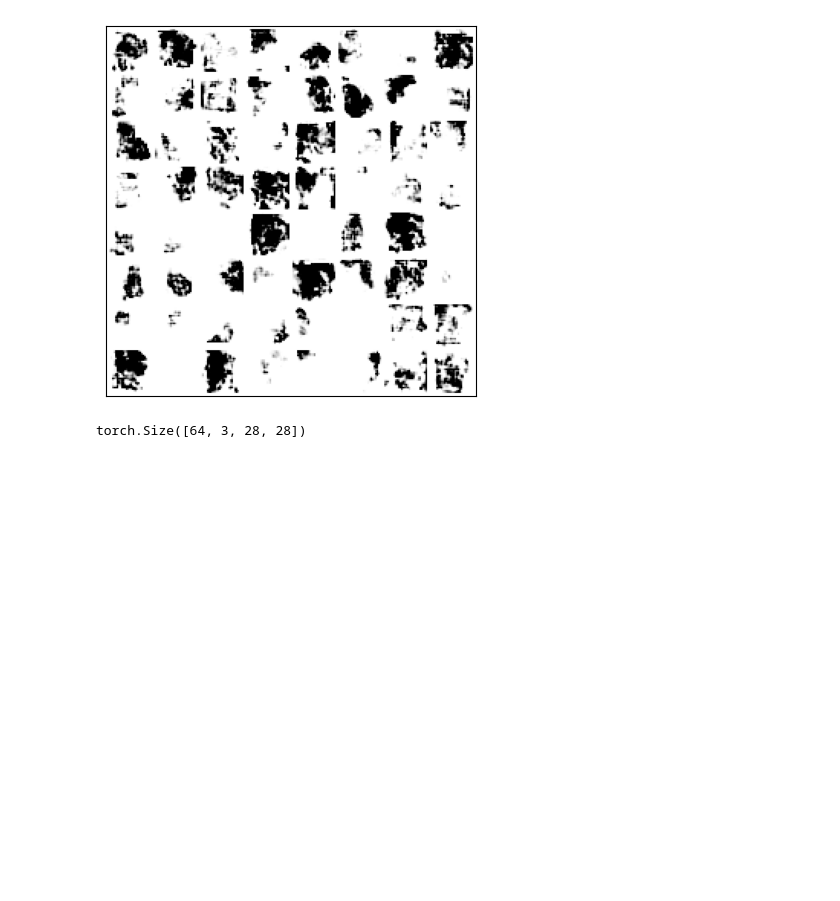
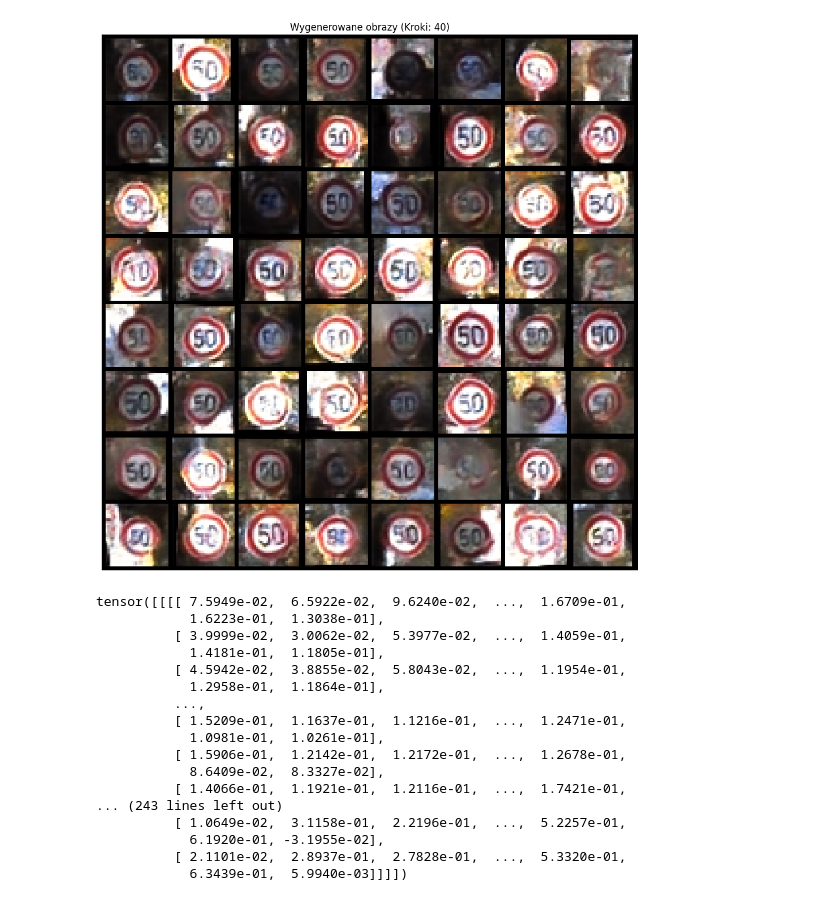
Before and after one commit to SebastianBoteroLeonik/SSNE_miniprojekt4, a Jupyter notebook: sroda_BoteroLeonikSebastian_JedrychAdrian.ipynb, the cells around one changed output. Drawn from its saved outputs; the diff is of its cells as text; code cells hidden in the pictures; blank space fills up the shorter version.

```diff
--- a/sroda_BoteroLeonikSebastian_JedrychAdrian.ipynb
+++ b/sroda_BoteroLeonikSebastian_JedrychAdrian.ipynb
@@ -85,17 +104,14 @@ class WrappedSubset:
 
 train_transform = transforms.Compose(
     [
-        transforms.Resize((28, 28)),
-        transforms.RandomCrop(28, padding=4),
-        transforms.RandomHorizontalFlip(p=0.5),
-        transforms.TrivialAugmentWide(),
+        transforms.Resize(32),
         transforms.Normalize(mean=mean, std=std),
     ]
 )
 
 test_transform = transforms.Compose(
     [
-        transforms.Resize((28, 28)),
+        transforms.Resize(32),
         transforms.Normalize(mean=mean, std=std),
     ]
 )
@@ -103,19 +119,15 @@ test_transform = transforms.Compose(
 trainset = WrappedSubset(trainset, transform=train_transform)
 valset = WrappedSubset(valset, transform=test_transform)
 # %%
-
 batch_size = 128
 shuffle = True
-num_workers = 12
-prefetch_factor = 4
+num_workers = 0
 trainloader = torch.utils.data.DataLoader(
     trainset,
     batch_size=batch_size,
     shuffle=shuffle,
     num_workers=num_workers,
     pin_memory=True,
-    prefetch_factor=prefetch_factor,
-    persistent_workers=True,
     drop_last=True,
     )
 valloader = torch.utils.data.DataLoader(
@@ -124,6 +136,4 @@ valloader = torch.utils.data.DataLoader(
     shuffle=False,
     num_workers=num_workers,
     pin_memory=True,
-    prefetch_factor=prefetch_factor,
-    persistent_workers=True,
     )
@@ -166,5 +238,5 @@ class BasicUNet(nn.Module):
 # %%
-net = BasicUNet().to(device)
+net = UNet(num_classes=num_classes).to(device)
 net
 # %% [output]
 BasicUNet(
@@ -186,6 +260,6 @@ BasicUNet(
 
 def corrupt(x, amount):
     """Corrupt the input `x` by mixing it with noise according to `amount`"""
-    noise = torch.rand_like(x)
+    noise = torch.randn_like(x)
     amount = amount.view(-1, 1, 1, 1) # Sort shape so broadcasting works
     return x*(1-amount) + noise*amount
@@ -257,31 +385,21 @@ Finished epoch 19. Average loss for this epoch: 0.344579
 # %%
-from torchvision.transforms.functional import to_pil_image
-#Showing more results, using 40 sampling steps
-n_steps = 40
-x = torch.rand(64, 3, 28, 28).to(device)
-for i in range(n_steps):
-  t = (torch.zeros(x.size(0)) + (n_steps - i)/n_steps).to(device)
-  noise_amount = torch.ones((x.shape[0], )).to(device) * (1-(i/n_steps)) # Starting high going low
-  with torch.no_grad():
-    pred = net(x, t)
-#-----------Samplowanie
-    mix_factor = 1/(n_steps - i)
-    x = x*(1-mix_factor) + pred*mix_factor
-#----------------------
-def show(imgs):
-    if not isinstance(imgs, list):
-        imgs = [imgs]
-    fig, axs = plt.subplots(ncols=len(imgs), squeeze=False)
-    for i, img in enumerate(imgs):
-        img = img.detach()
-        img = to_pil_image(img)
-        axs[0, i].imshow(np.asarray(img), cmap="Greys")
-        axs[0, i].set(xticklabels=[], yticklabels=[], xticks=[], yticks=[])
-grid = torchvision.utils.make_grid(x.detach().cpu(), nrow=8)[0].clip(0, 1)
-show(grid)
+generate_and_show_images(net, class_label=2, n_steps=40, n_samples=64)
 # %% [output]
-[figure, old version]
+[figure, new version]
+tensor([[[[ 7.5949e-02,  6.5922e-02,  9.6240e-02,  ...,  1.6709e-01,
+            1.6223e-01,  1.3038e-01],
+          [ 3.9999e-02,  3.0062e-02,  5.3977e-02,  ...,  1.4059e-01,
+            1.4181e-01,  1.1805e-01],
+          [ 4.5942e-02,  3.8855e-02,  5.8043e-02,  ...,  1.1954e-01,
+            1.2958e-01,  1.1864e-01],
+          ...,
+          [ 1.5209e-01,  1.1637e-01,  1.1216e-01,  ...,  1.2471e-01,
+            1.0981e-01,  1.0261e-01],
+          [ 1.5906e-01,  1.2142e-01,  1.2172e-01,  ...,  1.2678e-01,
+            8.6409e-02,  8.3327e-02],
+          [ 1.4066e-01,  1.1921e-01,  1.2116e-01,  ...,  1.7421e-01,
+... (243 lines left out)
+          [ 1.0649e-02,  3.1158e-01,  2.2196e-01,  ...,  5.2257e-01,
+            6.1920e-01, -3.1955e-02],
+          [ 2.1101e-02,  2.8937e-01,  2.7828e-01,  ...,  5.3320e-01,
+            6.3439e-01,  5.9940e-03]]]])
-# %%
-print(x.shape)
-# %% [output]
-torch.Size([64, 3, 28, 28])
```
Also changed, not shown: parts of 14 cells of this notebook.
